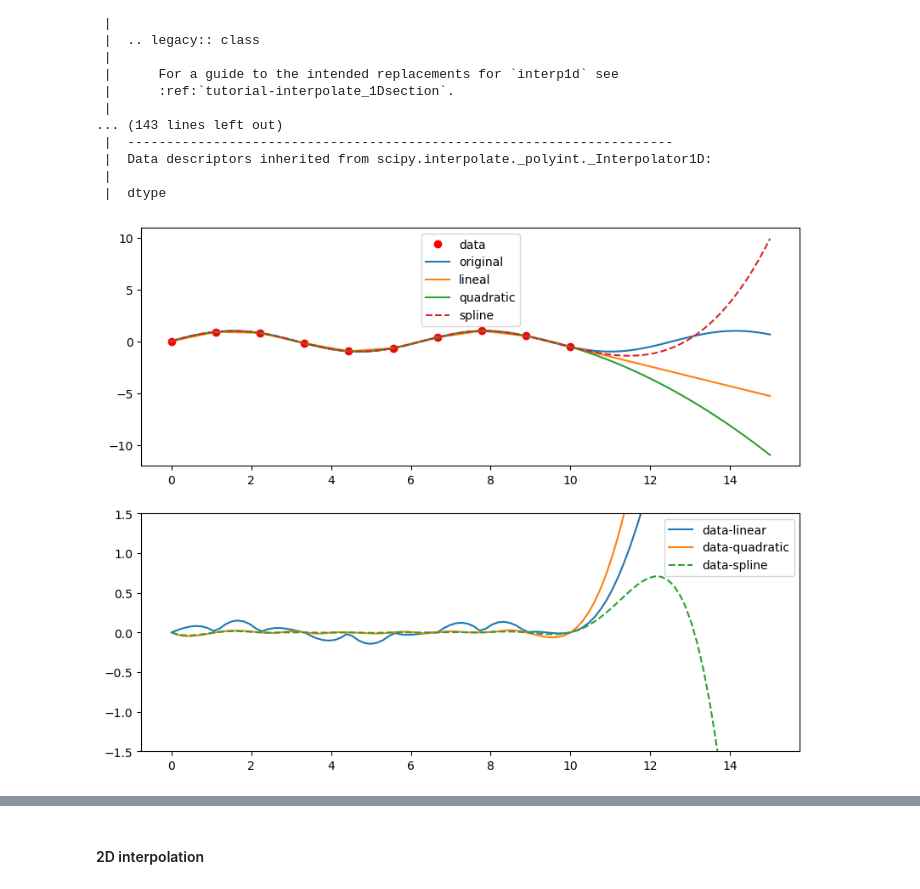
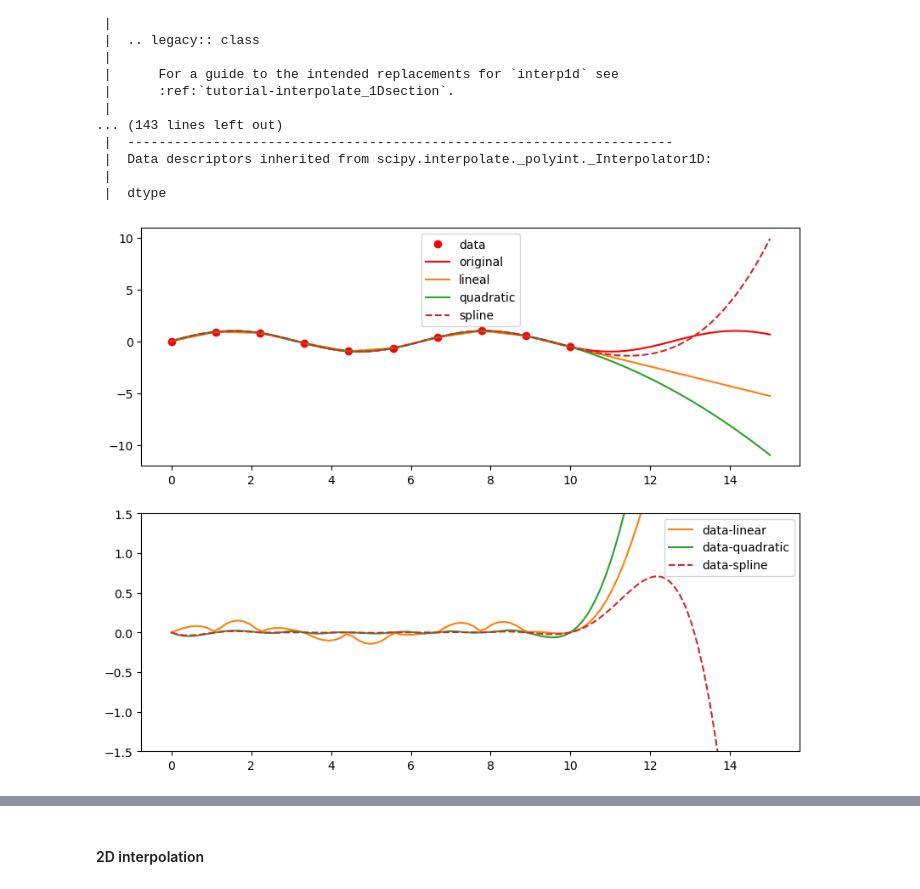
Before and after one commit to Morisset/Python-lectures-Notebooks, a Jupyter notebook: Lecture_Notebooks/intro_Scipy.ipynb, the cells around one changed output, grey strips where cells are left out. Cells and saved outputs as stored; diff of their text form; code cells hidden in the pictures.

```diff
--- a/Lecture_Notebooks/intro_Scipy.ipynb
+++ b/Lecture_Notebooks/intro_Scipy.ipynb
@@ -255,24 +252,24 @@ f3 = lambda x: splev(x, tck) # Evaluate the B-spline or its derivatives.
 # %%
 # Defining the high resolution mesh
 xfine = np.linspace(0, 15, 100)
 yfine = np.sin(xfine)
 # Plot to compare the results
 fig, (ax1, ax2) = plt.subplots(2, figsize=(10,8))
 
 ax1.plot(x, y, 'or', label='data')
-ax1.plot(xfine, yfine, label='original')
-ax1.plot(xfine, f(xfine), label='lineal')
-ax1.plot(xfine, f2(xfine), label='quadratic')
-ax1.plot(xfine, f3(xfine), label='spline', ls='--')
+ax1.plot(xfine, yfine, label='original', c='r')
+ax1.plot(xfine, f(xfine), label='lineal', c='C1')
+ax1.plot(xfine, f2(xfine), label='quadratic', c='C2')
+ax1.plot(xfine, f3(xfine), label='spline', ls='--', c='C3')
 ax1.legend(loc=9)
 
-ax2.plot(xfine, (yfine - f(xfine)), label='data-linear')
-ax2.plot(xfine, (yfine - f2(xfine)), label='data-quadratic')
-ax2.plot(xfine, (yfine - f3(xfine)), label='data-spline', ls='--')
+ax2.plot(xfine, (yfine - f(xfine)), label='data-linear', c='C1')
+ax2.plot(xfine, (yfine - f2(xfine)), label='data-quadratic', c='C2')
+ax2.plot(xfine, (yfine - f3(xfine)), label='data-spline', ls='--', c='C3')
 ax2.legend(loc='best')
 ax2.set_ylim((-1.5, 1.5));
 # %% [output]
-[figure, old version]
+[figure, new version]
 # %%
 x0 = 3.5
 print('{} {} {} {}'.format(np.sin(x0), f(x0), f2(x0), f3(x0)))
```
Also changed, not shown: parts of 17 cells of this notebook, 1 other file.
